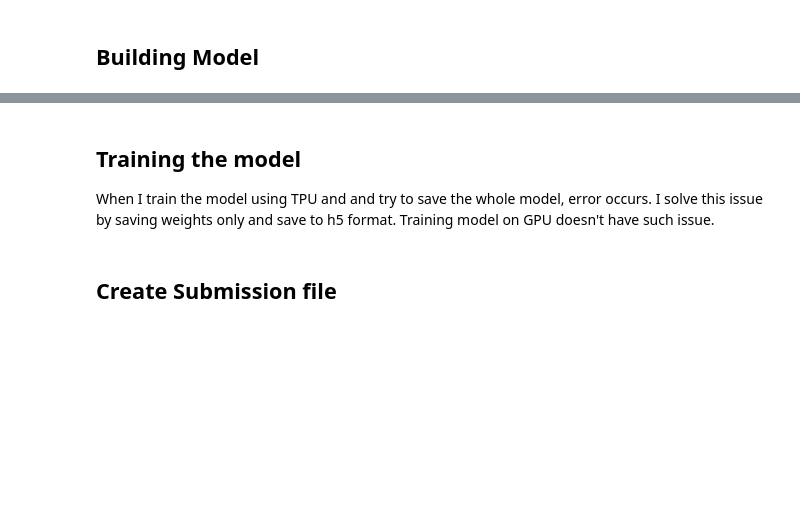
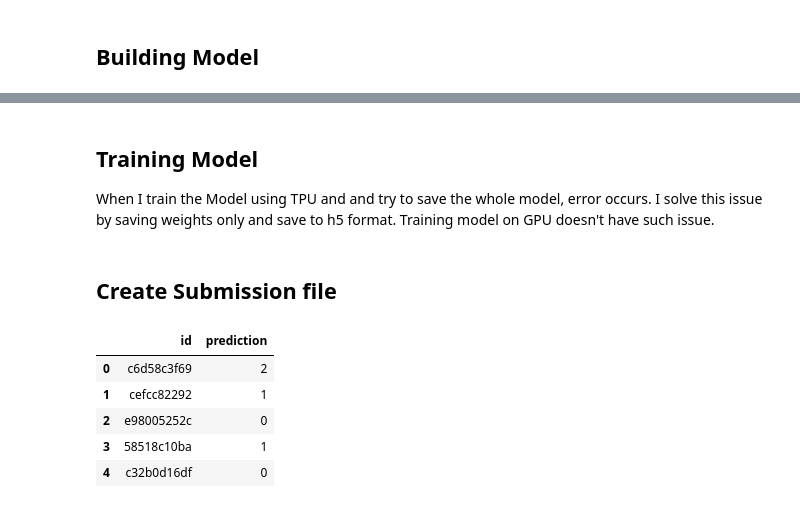
Before and after one commit to LoniQin/kaggle-notebooks, a Jupyter notebook: natural-language-inference-with-distilbert.ipynb, the cells around one changed output, grey strips where cells are left out. Cells and saved outputs as stored; diff of their text form; code cells hidden in the pictures; blank space fills up the shorter version.

```diff
--- a/natural-language-inference-with-distilbert.ipynb
+++ b/natural-language-inference-with-distilbert.ipynb
@@ -28,6 +32,7 @@ print('Number of replicas:', strategy.num_replicas_in_sync)
 class CFG:
     batch_size = strategy.num_replicas_in_sync * 16
     sequence_length = 128
+    is_training = False
     add_external_dataset = True
 # %% [markdown]
 ## Load data
@@ -108,8 +224,9 @@ def bert_encode(df, tokenizer):
 
 def preprocess(features):
     input_ids = features.pop("input_ids")
+    attention_mask = features.pop("attention_mask")
     labels = features.pop("label")
-    return input_ids, labels
+    return (input_ids, attention_mask), labels
 def make_dataset(df, mode="train"):
     ds = tf.data.Dataset.from_tensor_slices((df))
     if mode == "train":
@@ -149,7 +296,9 @@ class_weight
 ## Building Model
 # %%
 def build_model():
-    inputs = tf.keras.Input(shape=(CFG.sequence_length,), dtype=tf.int32, name="input_ids")
+    input_ids = tf.keras.Input(shape=(CFG.sequence_length,), dtype=tf.int32, name="input_ids")
+    attention_mask = tf.keras.Input(shape=(CFG.sequence_length,), dtype=tf.int32, name="attention_mask")
+    inputs = [input_ids, attention_mask]
     embedding = encoder(inputs)["last_hidden_state"]
     vector = tf.keras.layers.GlobalAveragePooling1D()(embedding)
     vector = tf.keras.layers.Dropout(0.3)(vector)
@@ -167,5 +336,5 @@ tf.keras.utils.plot_model(model, show_shapes=True)
 # %% [markdown]
-## Training the model
-When I train the model using TPU and and try to save the whole model, error occurs. I solve this issue by saving weights only and save to h5 format. Training model on GPU doesn't have such issue.
+## Training Model
+When I train the Model using TPU and and try to save the whole model, error occurs. I solve this issue by saving weights only and save to h5 format. Training model on GPU doesn't have such issue.
 # %%
 with strategy.scope():
@@ -194,10 +366,25 @@ with strategy.scope():
 # %%
 test = pd.read_csv("../input/contradictory-my-dear-watson/test.csv")
 test = preprocess_data(test)
 test_input = bert_encode(test, tokenizer)
-test_ds = tf.data.Dataset.from_tensor_slices((test_input["input_ids"])).batch(CFG.batch_size)
+test_ds = tf.data.Dataset.from_tensor_slices(
+    (
+        (
+            test_input["input_ids"],
+            test_input["attention_mask"]
+        ),
+        np.zeros(len(test))
+    )
+).batch(128)
 predictions = np.argmax(model.predict(test_ds), axis=1)
 submission = test.id.copy().to_frame()
 submission['prediction'] = predictions
 submission.to_csv("submission.csv", index = False)
 submission.head()
+# %% [output]
+|  | id | prediction |
+| 0 | c6d58c3f69 | 2 |
+| 1 | cefcc82292 | 1 |
+| 2 | e98005252c | 0 |
+| 3 | 58518c10ba | 1 |
+| 4 | c32b0d16df | 0 |
```
Also changed, not shown: parts of 19 cells of this notebook.
